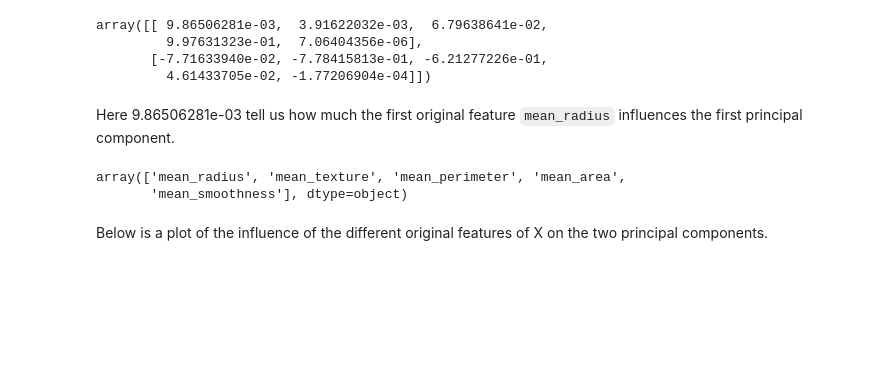
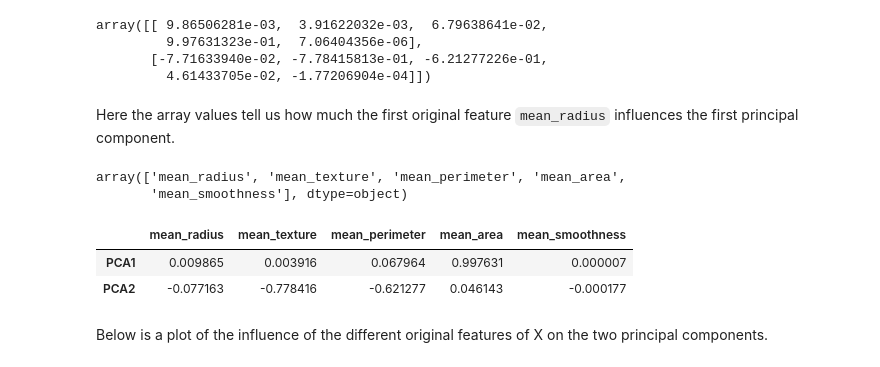
Before and after one commit to michalis0/DataScience_and_MachineLearning, a Jupyter notebook: week10/Dimensionality_reduction.ipynb, the cells around one changed output. Saved outputs shown, nothing was run; the diff lists cells and outputs as text; code cells hidden in the pictures; blank space fills up the shorter version.

```diff
--- a/week10/Dimensionality_reduction.ipynb
+++ b/week10/Dimensionality_reduction.ipynb
@@ -142,12 +142,19 @@ array([[ 9.86506281e-03,  3.91622032e-03,  6.79638641e-02,
        [-7.71633940e-02, -7.78415813e-01, -6.21277226e-01,
          4.61433705e-02, -1.77206904e-04]])
 # %% [markdown]
-Here 9.86506281e-03 tell us how much the first original feature `mean_radius` influences the first principal component.
+Here the array values tell us how much the first original feature `mean_radius` influences the first principal component.
 # %%
 pca.feature_names_in_
 # %% [output]
 array(['mean_radius', 'mean_texture', 'mean_perimeter', 'mean_area',
        'mean_smoothness'], dtype=object)
+# %%
+# you can also read the components and the feature names as a data frame - easier to read
+pd.DataFrame(pca.components_, columns=pca.feature_names_in_, index=['PCA1', 'PCA2'])
+# %% [output]
+|  | mean_radius | mean_texture | mean_perimeter | mean_area | mean_smoothness |
+| PCA1 | 0.009865 | 0.003916 | 0.067964 | 0.997631 | 0.000007 |
+| PCA2 | -0.077163 | -0.778416 | -0.621277 | 0.046143 | -0.000177 |
 # %% [markdown]
 Below is a plot of the influence of the different original features of X on the two principal components.
 # %%
```
Also changed, not shown: parts of 4 cells of this notebook.
